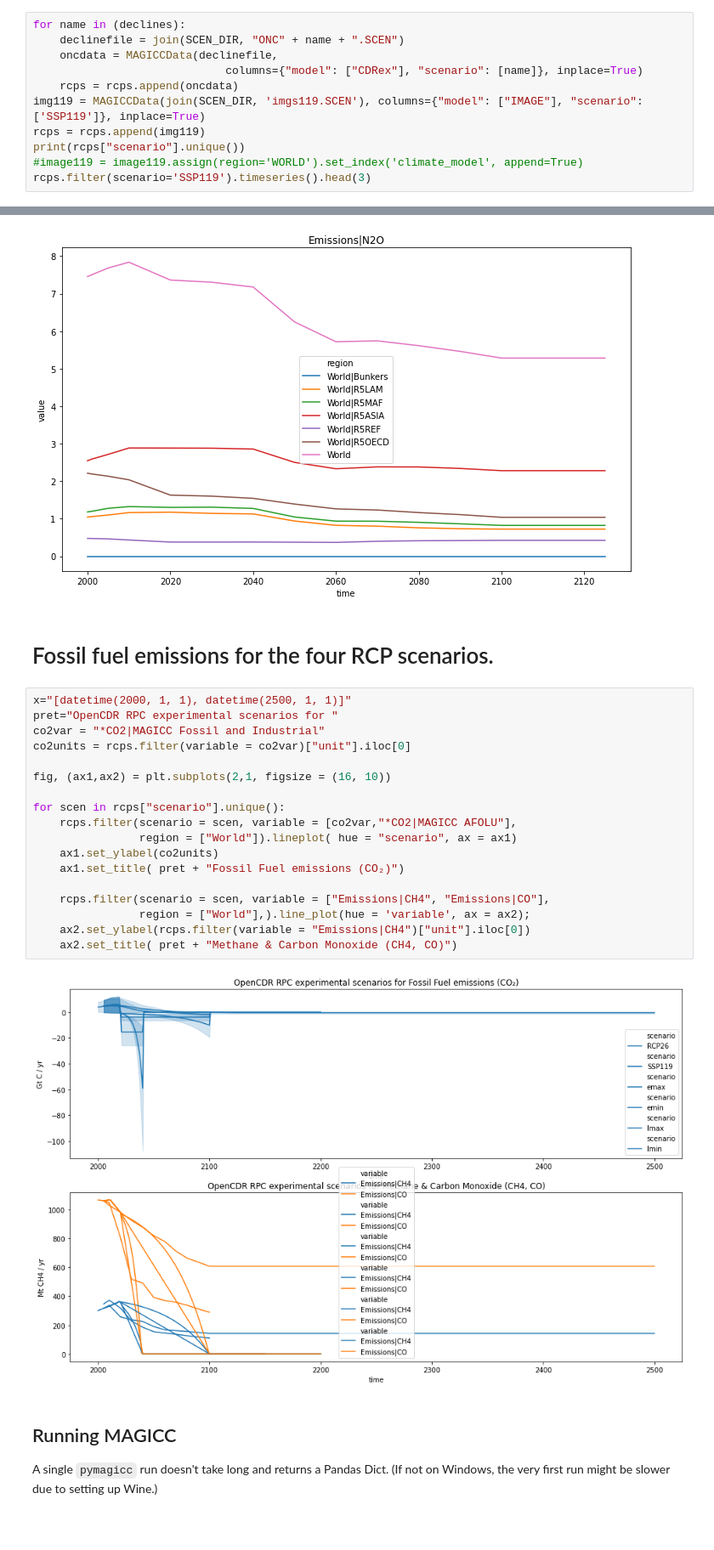
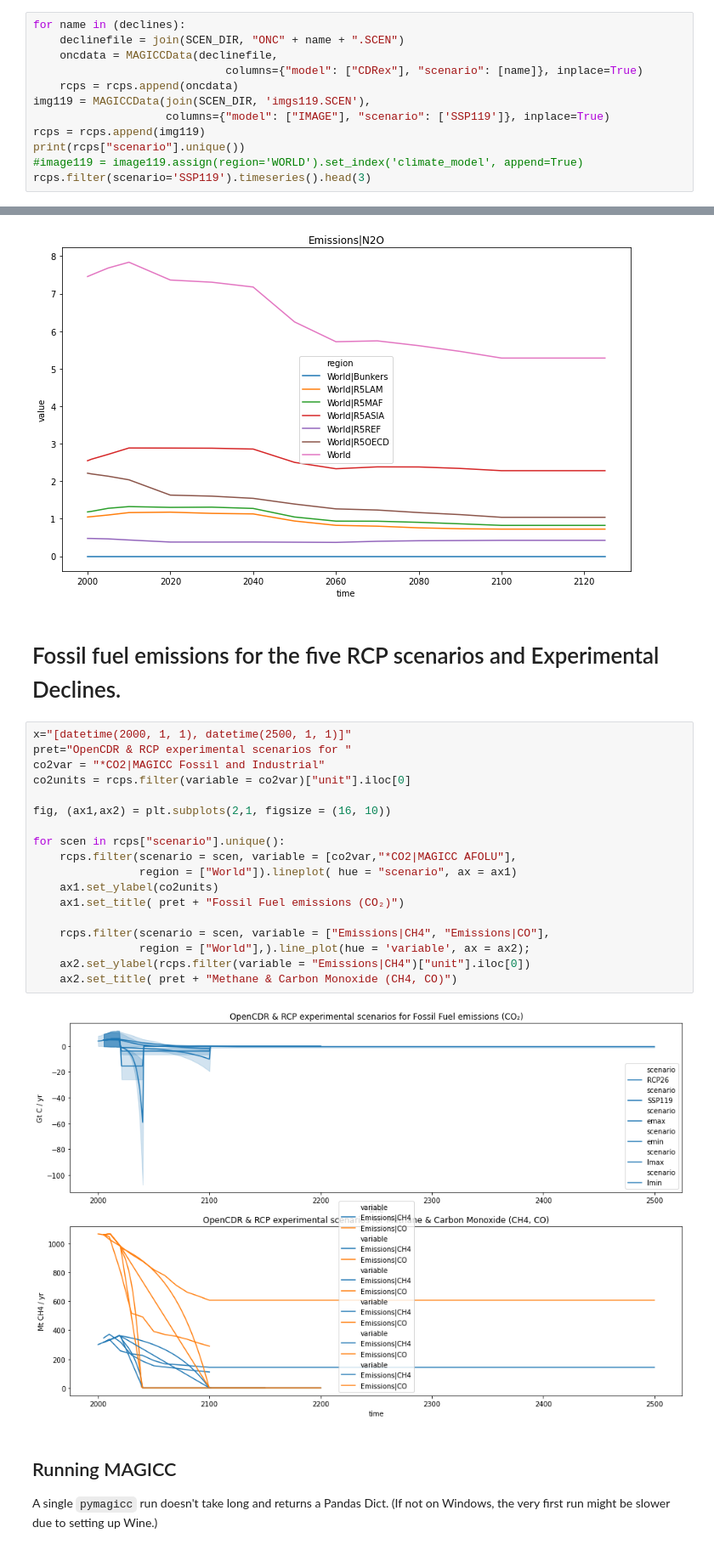
Before and after one commit to hsbay/cdrmex, a Jupyter notebook: ONCtests.ipynb, the cells around one changed output, grey strips where cells are left out. Shown: that part at 85% size. Saved outputs shown, nothing was run; the diff lists cells and outputs as text; blank space fills up the shorter version.

```diff
--- a/ONCtests.ipynb
+++ b/ONCtests.ipynb
@@ -62,7 +62,8 @@ for name in (declines):
     oncdata = MAGICCData(declinefile,
                              columns={"model": ["CDRex"], "scenario": [name]}, inplace=True)
     rcps = rcps.append(oncdata)
-img119 = MAGICCData(join(SCEN_DIR, 'imgs119.SCEN'), columns={"model": ["IMAGE"], "scenario": ['SSP119']}, inplace=True)
+img119 = MAGICCData(join(SCEN_DIR, 'imgs119.SCEN'),
+                    columns={"model": ["IMAGE"], "scenario": ['SSP119']}, inplace=True)
 rcps = rcps.append(img119)
 print(rcps["scenario"].unique())
 #image119 = image119.assign(region='WORLD').set_index('climate_model', append=True)
@@ -141,27 +132,27 @@ for g in rcp26.filter(
 [figure]
 [figure]
 # %% [markdown]
-# Fossil fuel emissions for the four RCP scenarios.
+# Fossil fuel emissions for the five RCP scenarios and Experimental Declines.
 # %%
 x="[datetime(2000, 1, 1), datetime(2500, 1, 1)]"
-pret="OpenCDR RPC experimental scenarios for "
+pret="OpenCDR & RCP experimental scenarios for "
 co2var = "*CO2|MAGICC Fossil and Industrial"
 co2units = rcps.filter(variable = co2var)["unit"].iloc[0]
 
 fig, (ax1,ax2) = plt.subplots(2,1, figsize = (16, 10))
 
 for scen in rcps["scenario"].unique():
     rcps.filter(scenario = scen, variable = [co2var,"*CO2|MAGICC AFOLU"],
                 region = ["World"]).lineplot( hue = "scenario", ax = ax1)
     ax1.set_ylabel(co2units)
     ax1.set_title( pret + "Fossil Fuel emissions (CO₂)")
 
     rcps.filter(scenario = scen, variable = ["Emissions|CH4", "Emissions|CO"],
                 region = ["World"],).line_plot(hue = 'variable', ax = ax2);
     ax2.set_ylabel(rcps.filter(variable = "Emissions|CH4")["unit"].iloc[0])
     ax2.set_title( pret + "Methane & Carbon Monoxide (CH4, CO)")
 # %% [output]
-[figure, old version]
+[figure, new version]
 # %% [markdown]
 ## Running MAGICC
 
```
Also changed, not shown: parts of 7 cells of this notebook.
